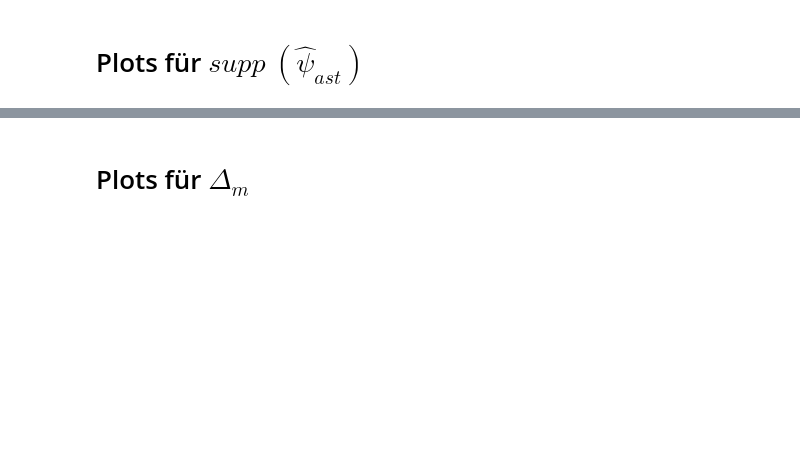
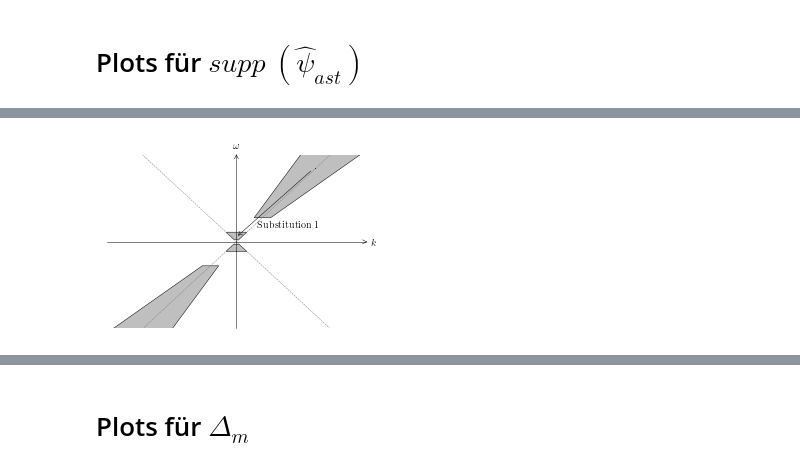
Before and after one commit to jlbosse/Bachelorarbeit, a Jupyter notebook: Aufschrieb/images/Plots.ipynb, the cells around one changed output, grey strips where cells are left out. Drawn from its saved outputs; the diff is of its cells as text; code cells hidden in the pictures; blank space fills up the shorter version.

```diff
--- a/Aufschrieb/images/Plots.ipynb
+++ b/Aufschrieb/images/Plots.ipynb
@@ -135,0 +136,28 @@ fig.savefig("supp_psi.pdf")
+# %%
+k = np.linspace(-40,40,200)
+
+fig, ax = plt.subplots(figsize=(4,2.8))
+ax.plot(k,k, ls='--', color='grey')
+ax.plot(k,-k, ls='--', color='grey')
+
+arrowprops = dict(arrowstyle='->', facecolor='black', linewidth='0.5')
+draw_support(ax, a=1, s=0)
+draw_support(ax, a=0.1, s=1)
+ax.annotate(r"${\cdot}$", (0,1), xytext=(15,15),xycoords='data',arrowprops=arrowprops)
+ax.text(4,3,"Substitution 1")
+
+ax.spines['left'].set_position('zero')
+ax.spines['bottom'].set_position('zero')
+ax.set_xticks([])
+ax.set_yticks([])
+arrowed_spines(ax=ax,labels=(r'$k$',r'$\omega$'))
+
+ax.set_xlim([-25,25])
+ax.set_ylim([-18,18])
+
+fig.tight_layout()
+
+fig.savefig("supp_psi_substitution1.pgf")
+fig.savefig("supp_psi_substitution1.pdf")
+# %% [output]
+[figure, added]
```
Also changed, not shown: parts of 9 cells of this notebook, 29 other files.
